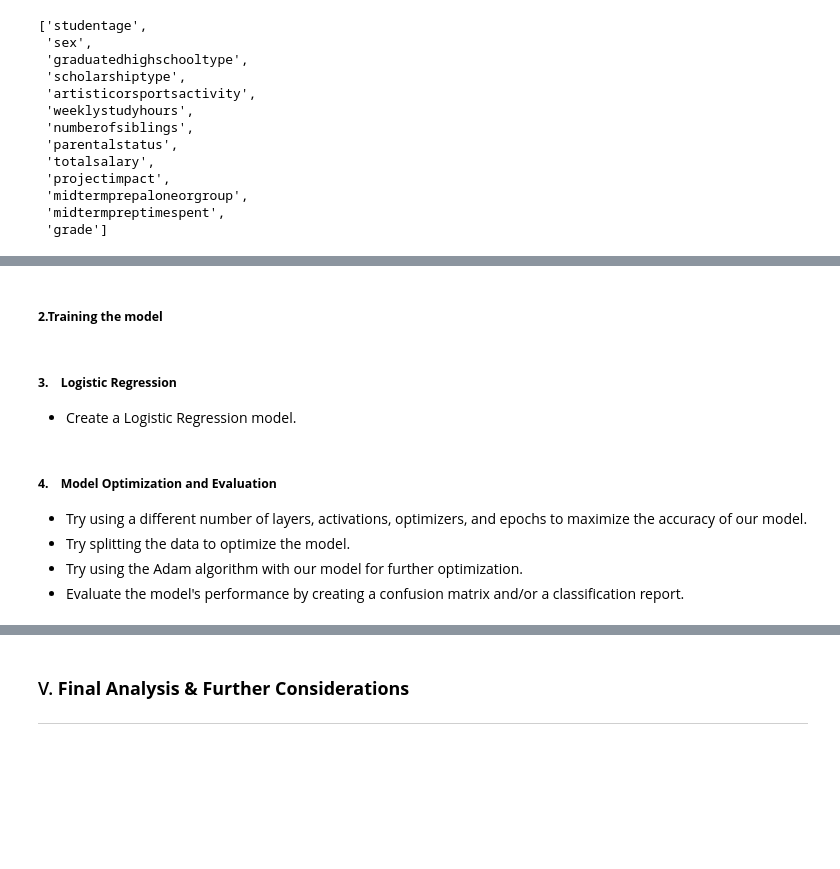
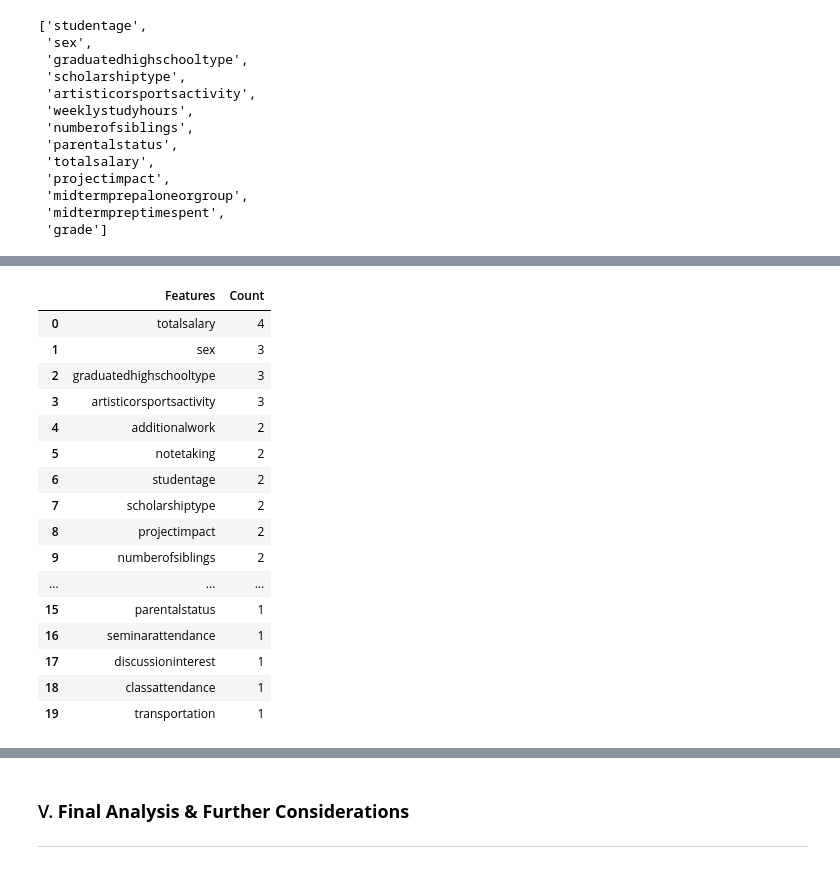
Before and after one commit to andreawcy/Project_4_Online-course-engagement-analysis, a Jupyter notebook: notebook_draft.ipynb, the cells around one changed output, grey strips where cells are left out. Cells and saved outputs as stored; diff of their text form; code cells hidden in the pictures; blank space fills up the shorter version.

```diff
--- a/notebook_draft.ipynb
+++ b/notebook_draft.ipynb
@@ -636,23 +655,0 @@ So, according to the mutual_info_classif result, it seems class attendance is th
-# %%
-data_lift = student_performance.copy()
-lift_scores = pd.DataFrame(columns=['Column','Instance','prob_instance','prob_both','Lift','Alavancagem'])
-
-def change_grades_lett(grade):
-    if grade in [0,1,2,3]:
-        return 0.0
-    elif grade in [4,5,6,7]:
-        return 1.0
-data_lift['grade'] = data_lift['grade'].apply(lambda x: change_grades_lett(x))
-
-prob_succ = data_lift['grade'].value_counts(normalize=True).values[1]
-for column in (data_lift.columns.drop(['studentid','grade', 'activityid', 'performanceid', 'backgroundid'])):
-    instances = data_lift[column].value_counts(normalize=True)
-    for i, instance in enumerate(instances):
-        prob_inst = instance
-        prob_both = (data_lift[(data_lift[column] == instances.index[i]) & (data_lift['grade'] == 1.0)].shape[0])/data_lift.shape[0]
-        lift = prob_both/(prob_inst*prob_succ)
-        alav = prob_both - prob_inst*prob_succ
-        row = pd.DataFrame([{'Column':column,'Instance':instances.index[i],'prob_instance':round(prob_inst,2),'prob_both':round(prob_both,2),'Lift':round(lift,2),'Alavancagem':round(alav,2)}])
-        lift_scores = pd.concat([lift_scores, row], ignore_index=True)
-lift_scores = lift_scores.sort_values(by='Lift', ascending=False, ignore_index=True)
-lift_scores = lift_scores[(lift_scores['Lift'] > 1.00)]
@@ -748,12 +750,0 @@ features
-# %% [markdown]
-##### **2.Training the model**
-# %% [markdown]
-##### **3. Logistic Regression**
-
-  - Create a Logistic Regression model.
-# %% [markdown]
-##### **4. Model Optimization and Evaluation**
-  - Try using a different number of layers, activations, optimizers, and epochs to maximize the accuracy of our model.
-  - Try splitting the data to optimize the model.
-  - Try using the Adam algorithm with our model for further optimization.
-  - Evaluate the model's performance by creating a confusion matrix and/or a classification report.
@@ -761,0 +751,23 @@ features
+# %%
+values, counts = np.unique(all_features, return_counts=True)
+df_all_features = pd.DataFrame({"Features": values,'Count':counts})
+df_all_features = df_all_features.sort_values(by='Count', ascending=False, ignore_index=True)
+df_all_features
+# %% [output]
+|  | Features | Count |
+| 0 | totalsalary | 4 |
+| 1 | sex | 3 |
+| 2 | graduatedhighschooltype | 3 |
+| 3 | artisticorsportsactivity | 3 |
+| 4 | additionalwork | 2 |
+| 5 | notetaking | 2 |
+| 6 | studentage | 2 |
+| 7 | scholarshiptype | 2 |
+| 8 | projectimpact | 2 |
+| 9 | numberofsiblings | 2 |
+| ... | ... | ... |
+| 15 | parentalstatus | 1 |
+| 16 | seminarattendance | 1 |
+| 17 | discussioninterest | 1 |
+| 18 | classattendance | 1 |
+| 19 | transportation | 1 |
```
Also changed, not shown: parts of 38 cells of this notebook.
